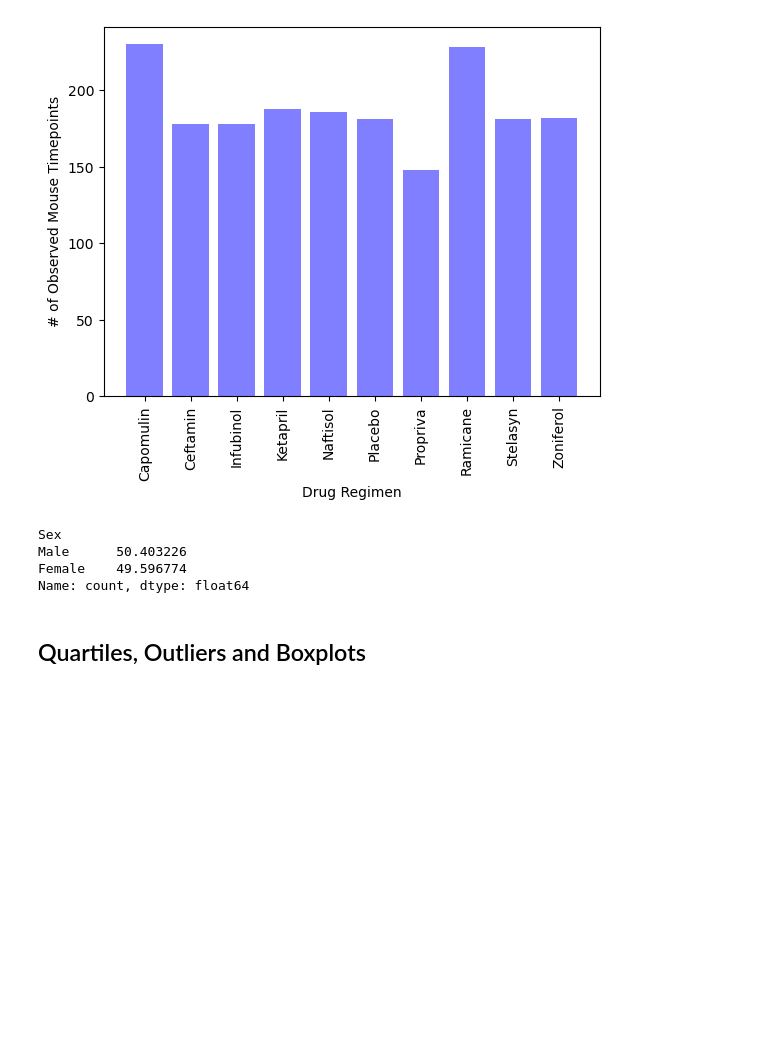
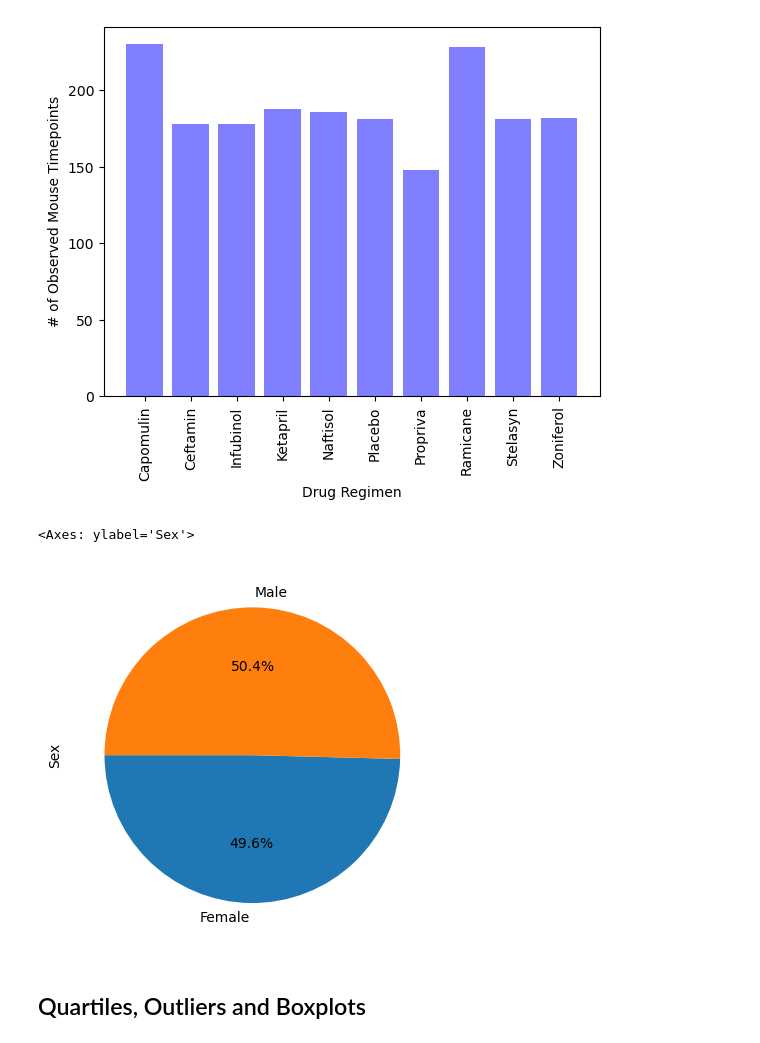
Before and after one commit to sarsteg/Pymaceuticals, a Jupyter notebook: pymaceuticals_analysis.ipynb, the cells around one changed output. Cells and saved outputs as stored; diff of their text form; code cells hidden in the pictures; blank space fills up the shorter version.

Commit message:
first pie chart with pandas

```diff
--- a/pymaceuticals_analysis.ipynb
+++ b/pymaceuticals_analysis.ipynb
@@ -186,27 +186,32 @@ plt.show()
 # %%
 # Generate a pie plot showing the distribution of female versus male mice using Pandas
 
 # Sex will not change across timepoints, so we need to know the sex of each unique ID
 # Capture sex at timepoint 0 (the first timepoint)
 first_timepoint = clean_mouse_data[clean_mouse_data["Timepoint"] == 0].copy()
 
 # Only get our variables of interest
 first_timepoint = first_timepoint[['Sex']]
 # first_timepoint
 
 # Create a dataframe with the information we need
-sex_of_mice_df = (first_timepoint['Sex'].value_counts() / first_timepoint['Sex'].count()) * 100
-sex_of_mice_df
+# sex_of_mice_df = ((first_timepoint['Sex'].value_counts() / first_timepoint['Sex'].count()) * 100).map('{:.1f}%'.format)
+# sex_of_mice_df
 
-# clean_mouse_data["Mouse ID"].nunique()
+# Note 1: This does not include the duplicate mouse that we threw out earlier in the code because
+# this pie chart should represent the statistics that we pulled
+# The excluded mouse is no longer part of the results and therefore is not included in descriptive charts
 
-# Create a dataframe from the information above
-# sex_of_mice_df
+# Note 2: In our dataset, our subjects (the mice) are showing up multiple times because each timepoint is a row in the data
+# Our goal is to find out the sex of the mice used in the study
+# Including all the timepoints would artificially inflate the number of mice in the study
+
+# Create the pie chart
+# This method puts the code in a line, rather than making another dataframe
+first_timepoint.groupby(['Sex']).value_counts().plot(kind='pie', ylabel='Sex', startangle=180, autopct='%1.1f%%', legend=False)
 # %% [output]
-Sex
-Male      50.403226
-Female    49.596774
-Name: count, dtype: float64
+<Axes: ylabel='Sex'>
+[figure, added]
 # %%
 # Generate a pie plot showing the distribution of female versus male mice using pyplot
 labels_sex = clean_mouse_data['Sex'].unique()
```
